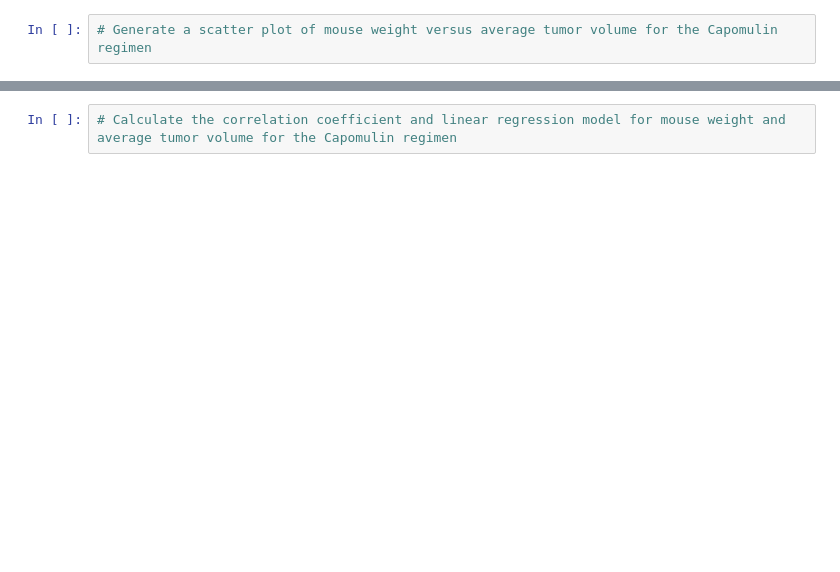
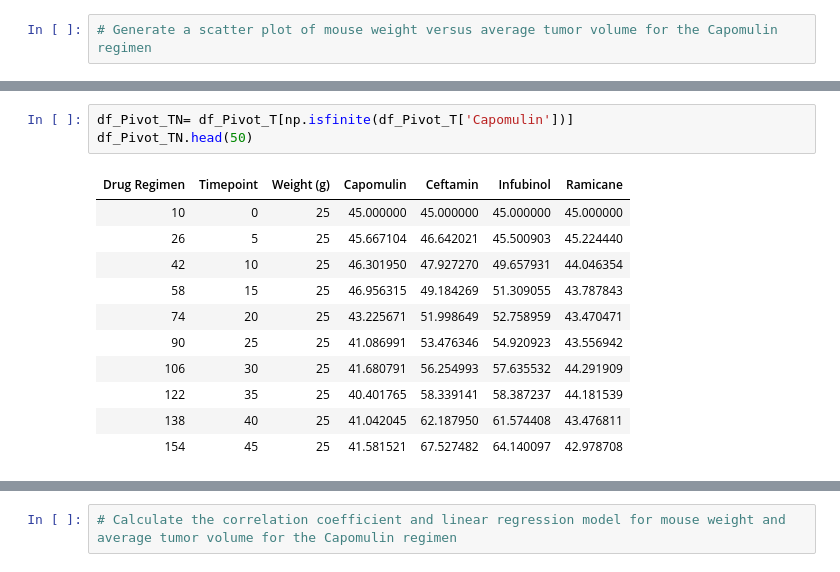
Before and after one commit to justinjapan/Matplotlib-homework, a Jupyter notebook: Instructions/Pymaceuticals/pymaceuticals_starter.ipynb, the cells around one changed output, grey strips where cells are left out. Drawn from its saved outputs; the diff is of its cells as text; blank space fills up the shorter version.

```diff
--- a/Instructions/Pymaceuticals/pymaceuticals_starter.ipynb
+++ b/Instructions/Pymaceuticals/pymaceuticals_starter.ipynb
@@ -194,0 +246,15 @@ regimens of interest
+# %%
+df_Pivot_TN= df_Pivot_T[np.isfinite(df_Pivot_T['Capomulin'])]
+df_Pivot_TN.head(50)
+# %% [output]
+| Drug Regimen | Timepoint | Weight (g) | Capomulin | Ceftamin | Infubinol | Ramicane |
+| 10 | 0 | 25 | 45.000000 | 45.000000 | 45.000000 | 45.000000 |
+| 26 | 5 | 25 | 45.667104 | 46.642021 | 45.500903 | 45.224440 |
+| 42 | 10 | 25 | 46.301950 | 47.927270 | 49.657931 | 44.046354 |
+| 58 | 15 | 25 | 46.956315 | 49.184269 | 51.309055 | 43.787843 |
+| 74 | 20 | 25 | 43.225671 | 51.998649 | 52.758959 | 43.470471 |
+| 90 | 25 | 25 | 41.086991 | 53.476346 | 54.920923 | 43.556942 |
+| 106 | 30 | 25 | 41.680791 | 56.254993 | 57.635532 | 44.291909 |
+| 122 | 35 | 25 | 40.401765 | 58.339141 | 58.387237 | 44.181539 |
+| 138 | 40 | 25 | 41.042045 | 62.187950 | 61.574408 | 43.476811 |
+| 154 | 45 | 25 | 41.581521 | 67.527482 | 64.140097 | 42.978708 |
```
Also changed, not shown: parts of 18 cells of this notebook.
